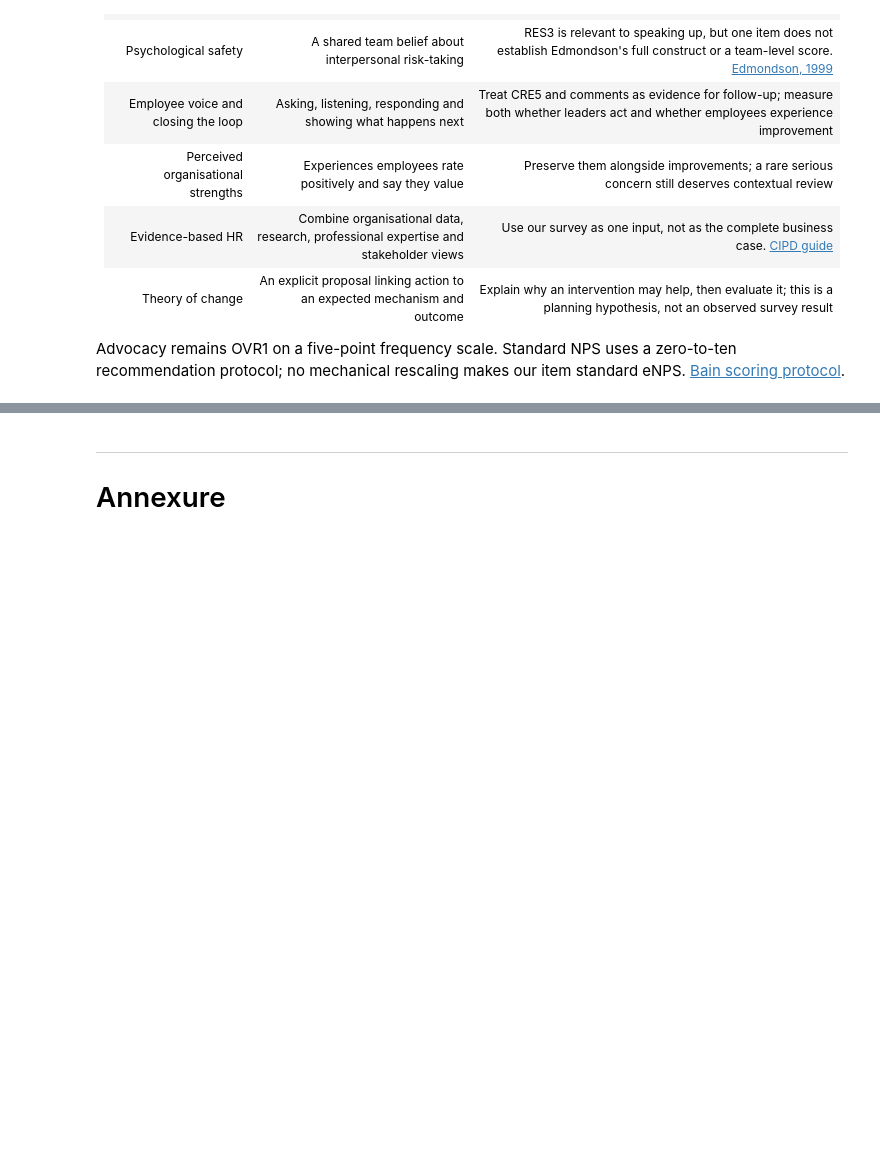
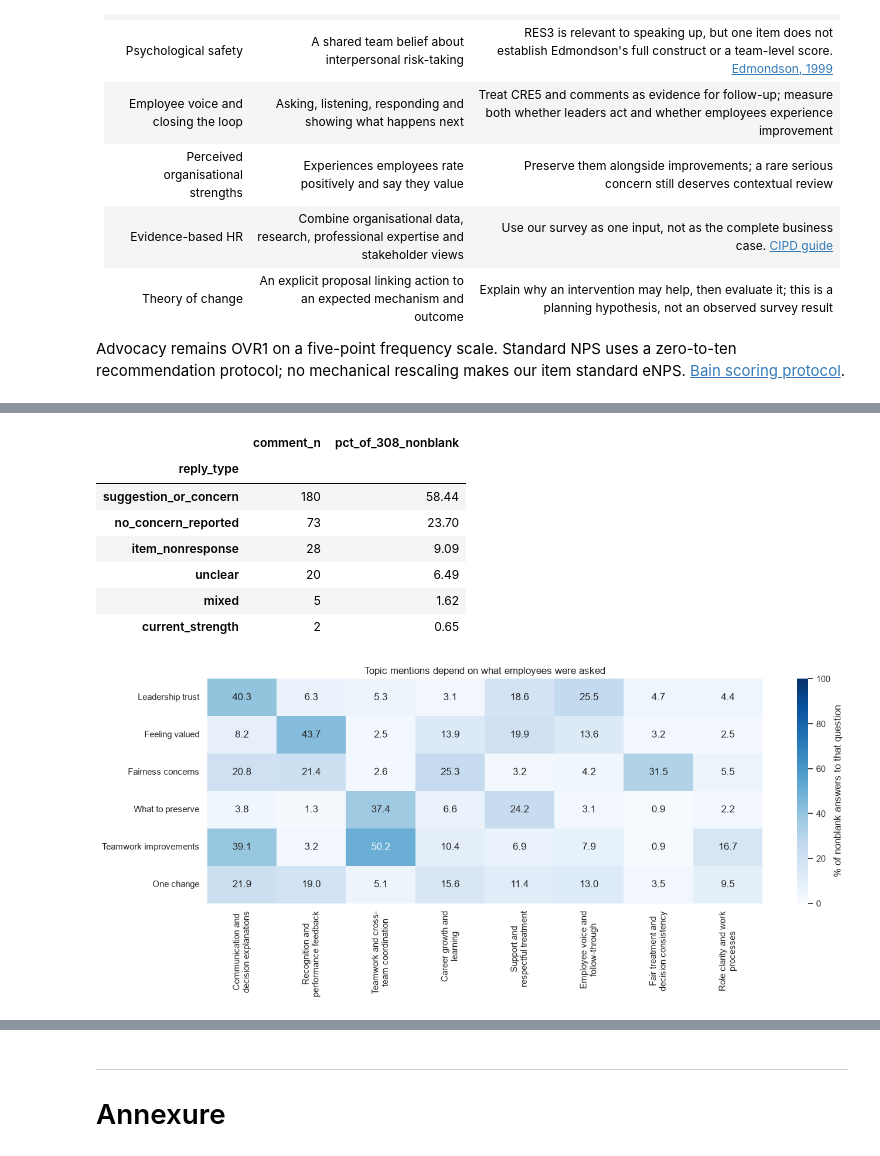
Before and after one commit to Shreyit/peoples_analytics_safewaterlines, a Jupyter notebook: notebooks/00_data_understanding_eda.ipynb, the cells around one changed output, grey strips where cells are left out. Drawn from its saved outputs; the diff is of its cells as text; code cells hidden in the pictures; blank space fills up the shorter version.

```diff
--- a/notebooks/00_data_understanding_eda.ipynb
+++ b/notebooks/00_data_understanding_eda.ipynb
@@ -948,0 +1047,23 @@ Step 1 does not establish comment themes, causal drivers, a final priority ranki
+# %%
+# Topic definitions include inclusion and exclusion rules; examples are analyst paraphrases.
+TOPIC_DEFINITIONS = {
+    "c": ("Communication and decision explanations", "Updates, transparency, information sharing or reasons for decisions", "Not every use of the word clear; role clarity belongs to p", "Explain decisions and keep people informed"),
+    "v": ("Employee voice and follow-through", "Listening to suggestions, raising concerns, being heard, issue response or action on feedback", "Routine performance feedback alone belongs to r; no inferred safety diagnosis", "Show what changed after employees raised an issue"),
+    "r": ("Recognition and performance feedback", "Appreciation, recognition, awards or constructive performance feedback", "Pay amounts belong to b; generic valued/supported outcomes alone are insufficient", "Recognise good work consistently and give useful feedback"),
+    "d": ("Career growth and learning", "Training, skill learning, promotions, career paths or role development", "Company growth alone belongs to o; unspecified opportunity may remain unclear", "Explain career progression and offer relevant training"),
+    "f": ("Fair treatment and decision consistency", "Bias, equal treatment/opportunities, merit criteria or consistent application of decisions", "A fairness-question reply is not automatically a fairness concern; no-concern stance stays separate", "Apply comparable and transparent criteria across people"),
+    "w": ("Workload, boundaries and flexibility", "Work allocation/capacity, backup, time boundaries, shifts, flexibility or wellbeing", "A mention of work alone is insufficient; no diagnosis of burnout", "Provide backup and respect leave and non-working time"),
+    "t": ("Teamwork and cross-team coordination", "Helping colleagues, collaboration, handovers or coordination between teams/branches", "A consequence about teamwork alone is insufficient; standalone manager support belongs to m", "Improve coordination and support between functions"),
+    "m": ("Support and respectful treatment", "Manager, senior or organisational support, practical guidance, approachability, dignity or respectful feedback; keep unspecified support broad", "A generic wish to feel supported is not enough; peer collaboration belongs to t", "Correct mistakes privately and provide timely guidance"),
+    "b": ("Pay, incentives and benefits", "Salary, monetary incentives, insurance, allowances, food or welfare benefits", "Non-monetary appreciation belongs to r; benefits are distinct from fairness of pay", "Review allowances and health-cover needs"),
+    "s": ("Facilities, tools and staffing", "Workplace hygiene, equipment, IT systems, resources, office access or headcount", "Generic positive atmosphere belongs to k; process redesign belongs to p", "Maintain equipment and resolve workplace-facility concerns"),
+    "p": ("Role clarity and work processes", "Responsibilities, hierarchy, SOPs, escalation routes, ownership, goals or workflow simplification", "Training belongs to d; communication alone belongs to c", "Clarify task ownership, backup and escalation"),
+    "i": ("Trust, integrity and autonomy", "Trust in people, empowerment, ethical conduct, honesty, reliability or commitments", "Merely saying communication would build trust is not a separate trust code", "Keep commitments and allow ownership of work"),
+    "e": ("Activities and social connection", "Outings, celebrations, gatherings, sports or social activities", "Do not assume an event solves workload, recognition or handover problems", "Create voluntary opportunities to connect"),
+    "k": ("Work culture and belonging", "General work atmosphere, welcoming/family culture or belonging without more specific content", "Physical conditions belong to s; code specific collaboration separately", "Preserve the positive and welcoming work culture"),
+    "o": ("Business identity and customer service", "Brand/reputation, customer orientation, company growth or business/service practices", "Employee career growth belongs to d; this is a residual content topic, not one latent scale", "Preserve customer relationships and service quality"),
+}
+topic_codebook = pd.DataFrame.from_dict(TOPIC_DEFINITIONS, orient="index", columns=[
+    "topic", "include", "exclude_or_limit", "paraphrased_example"])
+topic_codebook.index.name = "topic_code"
+display(topic_codebook)
@@ -948,0 +1508,26 @@ Step 1 does not establish comment themes, causal drivers, a final priority ranki
+# %%
+fairness_status = coded_comments.loc[coded_comments["question"].eq("oe_fairness_concern"),"stance"].value_counts()
+fairness_status = fairness_status.rename_axis("reply_type").to_frame("comment_n")
+fairness_status["pct_of_308_nonblank"] = fairness_status["comment_n"] / txt["oe_fairness_concern"].notna().sum() * 100
+display(fairness_status.round(2))
+
+fig,ax=plt.subplots(figsize=(14,6))
+display_topics=list(request_counts.sort_values(ascending=False).head(8).index)
+heat=question_topic_pct[display_topics].rename(index=q_labels,
+    columns=topic_codebook["topic"].to_dict())
+heat.columns=[fill(c,21) for c in heat.columns]
+sns.heatmap(heat,annot=True,fmt=".1f",cmap="Blues",vmin=0,vmax=100,
+            cbar_kws={"label":"% of nonblank answers to that question"},ax=ax)
+ax.set(title="Topic mentions depend on what employees were asked",xlabel="",ylabel="")
+fig.tight_layout()
+fig.savefig(FIGURES / "comment_topics_by_question.png",dpi=180,bbox_inches="tight")
+# %% [output]
+|  | comment_n | pct_of_308_nonblank |
+| reply_type |  |  |
+| suggestion_or_concern | 180 | 58.44 |
+| no_concern_reported | 73 | 23.70 |
+| item_nonresponse | 28 | 9.09 |
+| unclear | 20 | 6.49 |
+| mixed | 5 | 1.62 |
+| current_strength | 2 | 0.65 |
+[figure, added]
```
Also changed, not shown: parts of 25 cells of this notebook, 16 other files.
